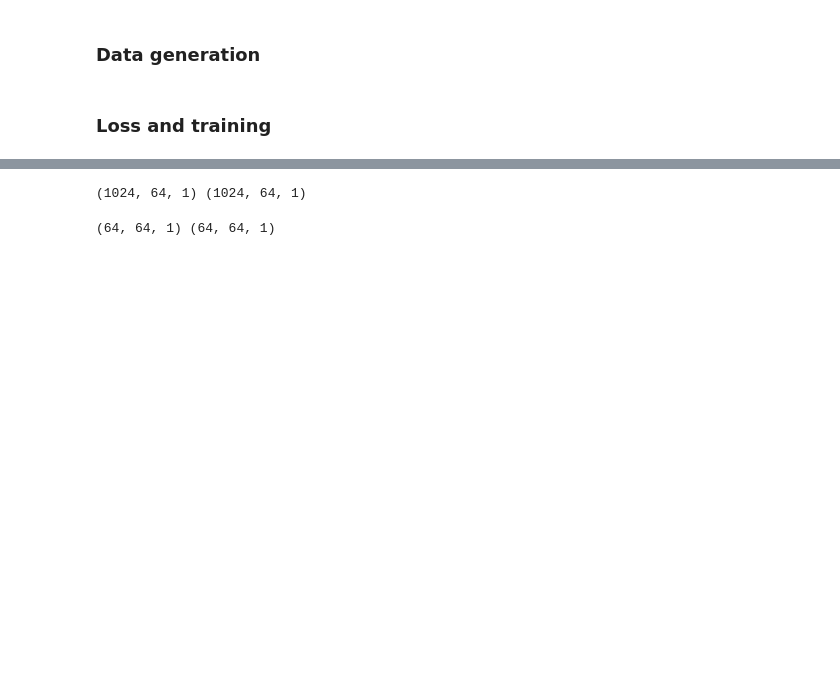
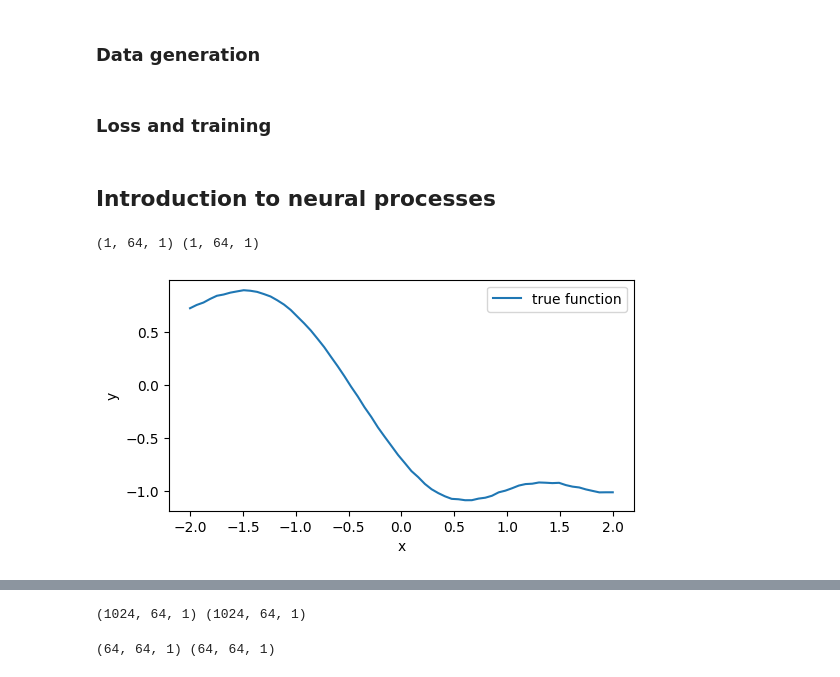
Before and after one commit to sscivier/neural-process-example, a Jupyter notebook: cnp_example.ipynb, the cells around one changed output, grey strips where cells are left out. Cells and saved outputs as stored; diff of their text form; code cells hidden in the pictures; blank space fills up the shorter version.

Commit message:
Add intro example to NPs

```diff
--- a/cnp_example.ipynb
+++ b/cnp_example.ipynb
@@ -446,3 +446,38 @@ def train(
             update_loss_plot(train_losses, test_losses, plot_epochs)
 
     return model
+# %% [markdown]
+## Introduction to neural processes
+# %%
+# generate some sample data
+
+key = jax.random.PRNGKey(0)
+
+key, subkey = jax.random.split(key)
+
+x, y = sample_gp(
+    key=subkey,
+    n_imgs=1,
+    domain=2,
+    grid_steps=64,
+    rho=1.0,
+    sigma=2.0
+)
+
+print(x.shape, y.shape)
+
+x_plot, y_plot = jnp.squeeze(x), jnp.squeeze(y)
+
+# plot sample data
+
+fig, ax = plt.subplots(figsize=(6, 3))
+
+ax.plot(x_plot, y_plot, label='true function')
+ax.set_xlabel('x')
+ax.set_ylabel('y')
+
+ax.legend()
+plt.show()
+# %% [output]
+(1, 64, 1) (1, 64, 1)
+[figure, added]
```
Also changed, not shown: parts of 9 cells of this notebook.
